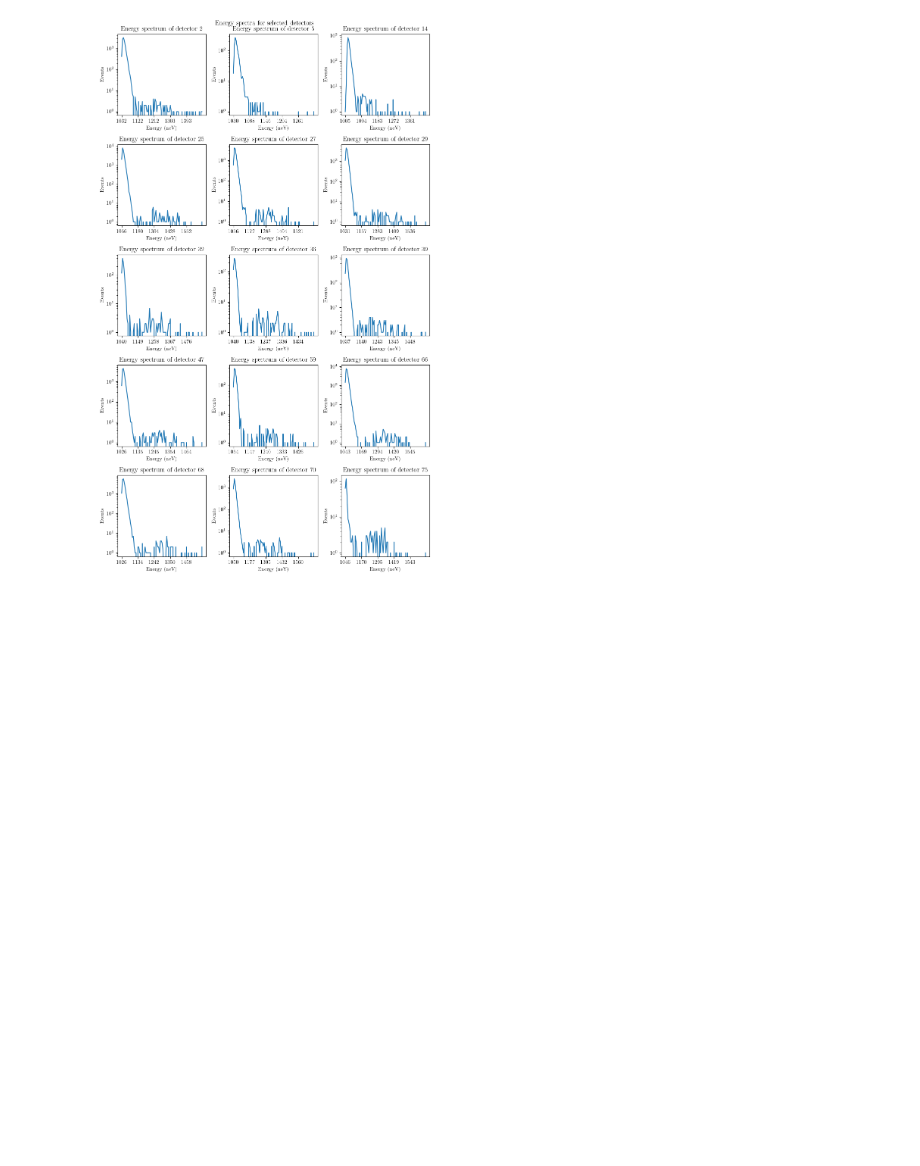
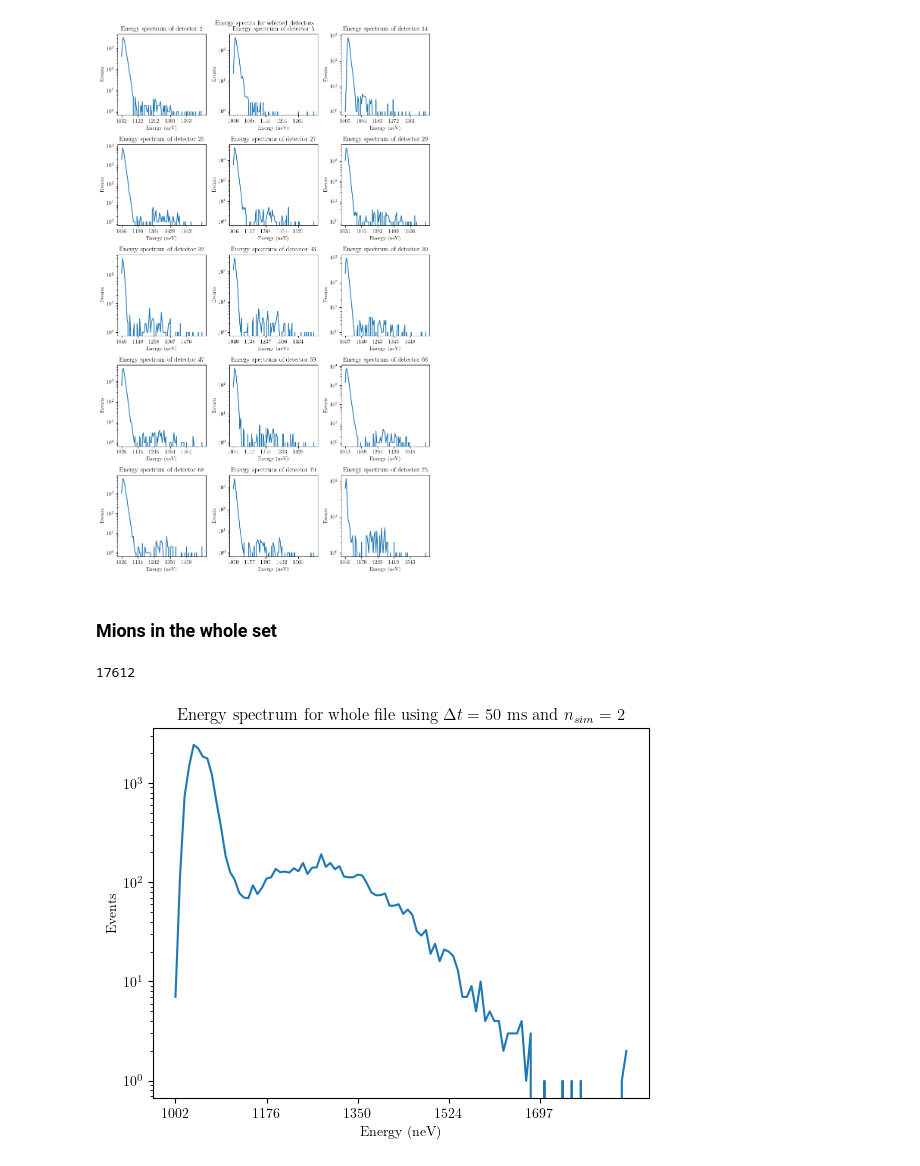
Before and after one commit to DrumJB/S3Python, a Jupyter notebook: detectorEnergySpectra.ipynb, the cells around one changed output. Cells and saved outputs as stored; diff of their text form; code cells hidden in the pictures; blank space fills up the shorter version.

```diff
--- a/detectorEnergySpectra.ipynb
+++ b/detectorEnergySpectra.ipynb
@@ -60,3 +60,41 @@ for x in range(5):
 fig.tight_layout()
 # %% [output]
 [figure]
+# %% [markdown]
+### Mions in the whole set
+# %%
+def coincidence(data, criterion=50, coincidence=5):
+    # assumimg sorted data by time in form [time, energy]
+
+    energies = []
+
+    for i in range(len(data[0])-coincidence):
+        t1 = data[0][i]
+        t2 = data[0][i+coincidence-1]
+        if t2 - t1 < criterion:
+            if data[0][i+coincidence]-t1 < criterion:     # longer row of simultaneous events than mion_crit
+                energies.append(data[1][i])
+            else:
+                for j in range(coincidence):                          # append with the rest and add it to i
+                    energies.append(data[1][i+j])
+                i += criterion
+    return energies
+# %%
+def plot_energies(criterion, coincidence_f):
+    energies = coincidence([df['time'], df['energy']*1e9], criterion=criterion, coincidence=coincidence_f)
+    print(len(energies))
+
+    hist, bins = np.histogram(energies, bins=100)
+    pp.plot(hist)
+    pp.yscale('log')
+    pp.title(r'Energy spectrum for whole file using $\Delta t = $ ' + str(criterion) +  r' ms and $n_{sim} = $ ' + str(coincidence_f))
+    pp.ylabel('Events')
+    pp.xlabel('Energy (neV)')
+    proc20 = int(100/5)
+    pp.xticks([proc20*i for i in range(5)], [int(bins[proc20*i]) for i in range(5)])
+    pp.show()
+# %%
+plot_energies(50, 2)
+# %% [output]
+17612
+[figure, added]
```
Also changed, not shown: parts of 4 cells of this notebook, 3 other files.
